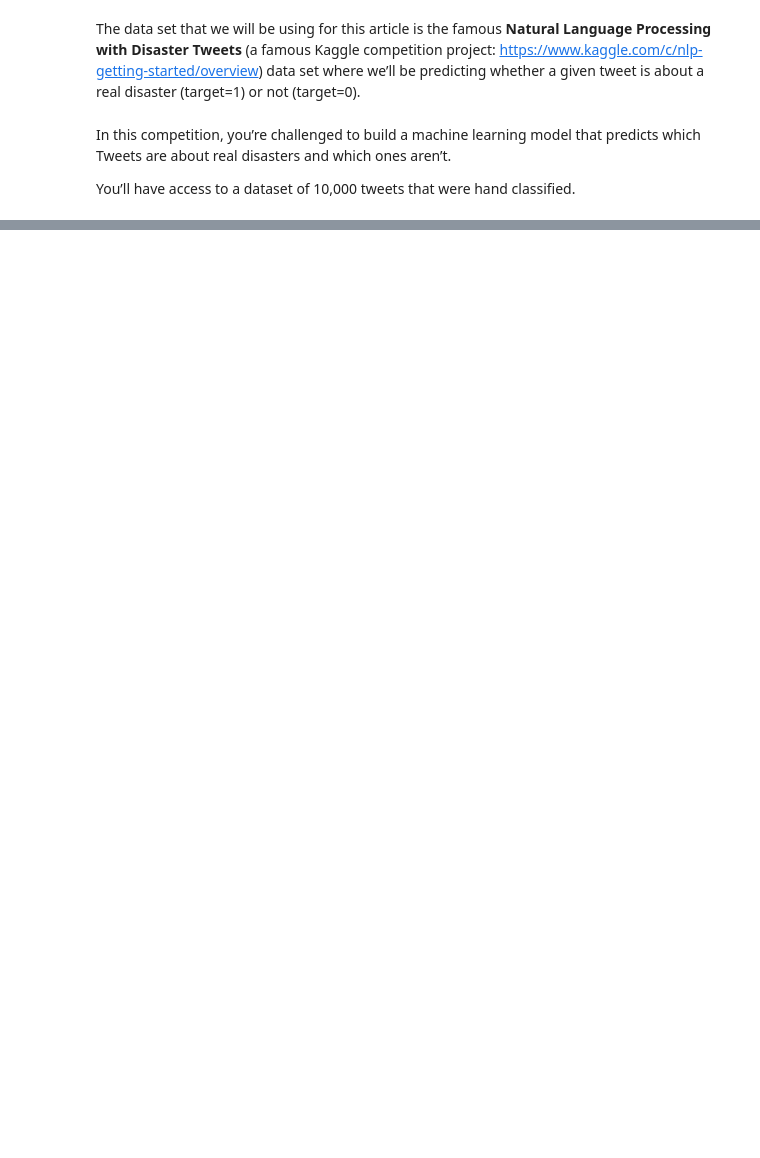
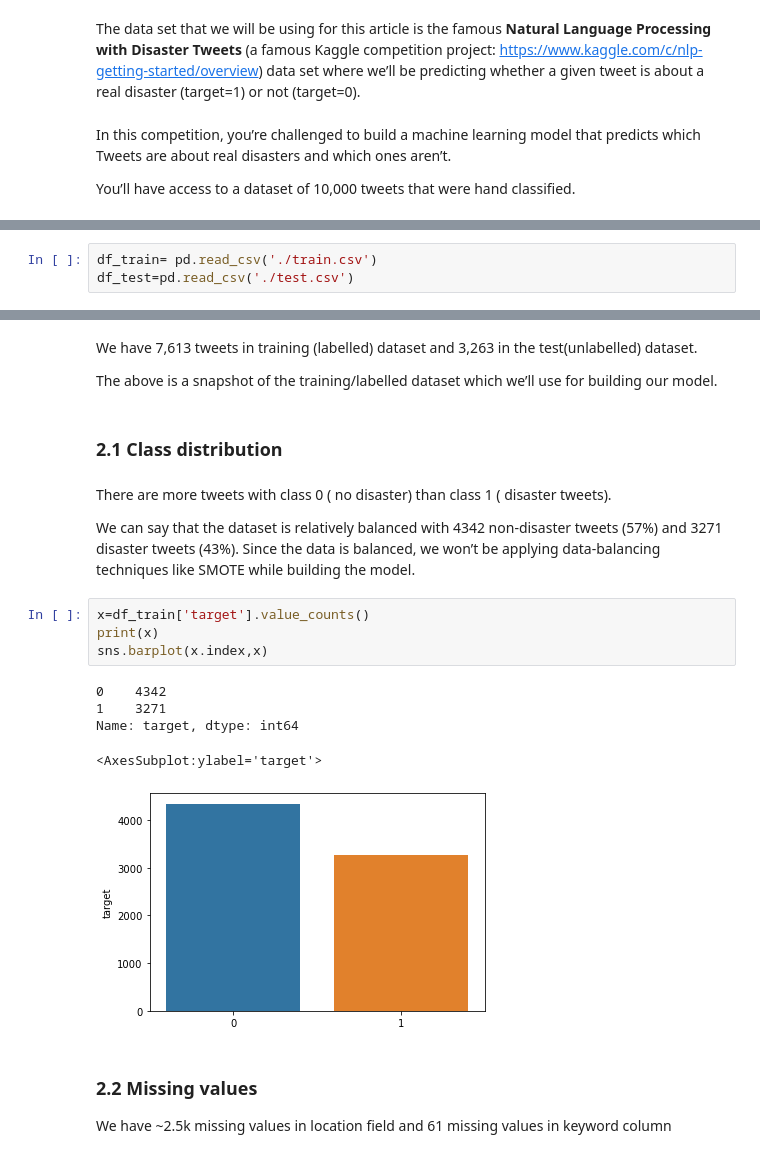
Before and after one commit to zhangjianzhang/text_mining, a Jupyter notebook: files/codes/lecture_7/lecture_7_2.ipynb, the cells around one changed output, grey strips where cells are left out. Cells and saved outputs as stored; diff of their text form; blank space fills up the shorter version.

```diff
--- a/files/codes/lecture_7/lecture_7_2.ipynb
+++ b/files/codes/lecture_7/lecture_7_2.ipynb
@@ -69,0 +80,3 @@ You’ll have access to a dataset of 10,000 tweets that were hand classified.
+# %%
+df_train= pd.read_csv('./train.csv')
+df_test=pd.read_csv('./test.csv')
@@ -69,0 +115,24 @@ You’ll have access to a dataset of 10,000 tweets that were hand classified.
+# %% [markdown]
+We have 7,613 tweets in training (labelled) dataset and 3,263 in the test(unlabelled) dataset.
+
+The above is a snapshot of the training/labelled dataset which we’ll use for building our model.
+# %% [markdown]
+### 2.1 Class distribution
+# %% [markdown]
+There are more tweets with class 0 ( no disaster) than class 1 ( disaster tweets).
+
+We can say that the dataset is relatively balanced with 4342 non-disaster tweets (57%) and 3271 disaster tweets (43%). Since the data is balanced, we won’t be applying data-balancing techniques like SMOTE while building the model.
+# %%
+x=df_train['target'].value_counts()
+print(x)
+sns.barplot(x.index,x)
+# %% [output]
+0    4342
+1    3271
+Name: target, dtype: int64
+<AxesSubplot:ylabel='target'>
+[figure, added]
+# %% [markdown]
+### 2.2 Missing values
+
+We have ~2.5k missing values in location field and 61 missing values in keyword column
```
Also changed, not shown: parts of 18 cells of this notebook, 1 other file.
